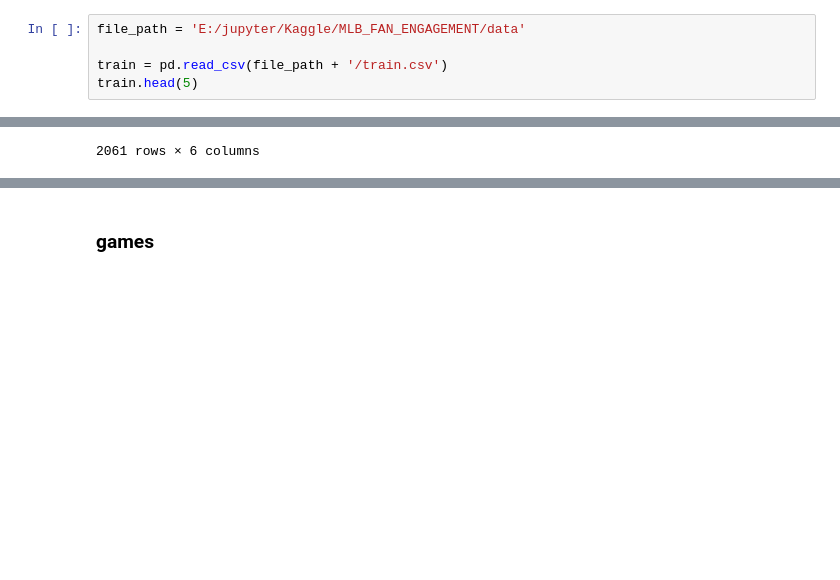
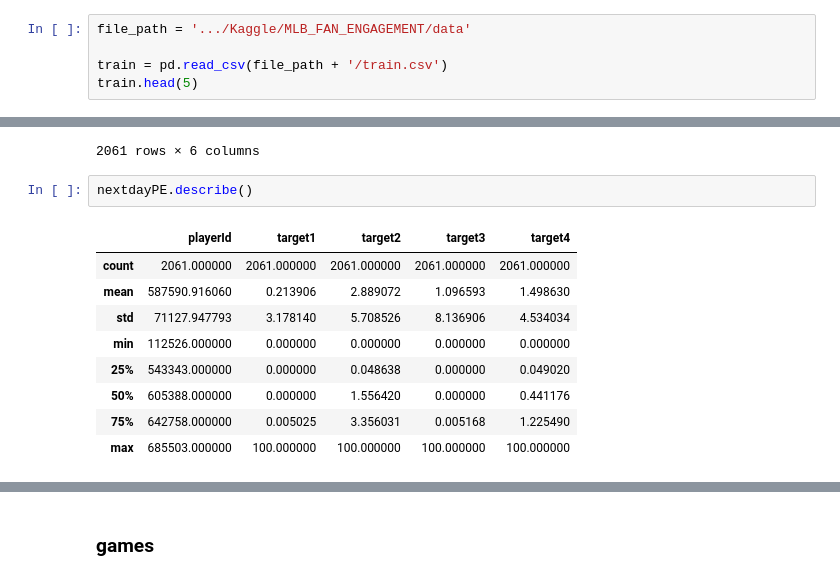
Before and after one commit to starfishkenny/Projects, a Jupyter notebook: 20210715_Train&Others.ipynb, the cells around one changed output, grey strips where cells are left out. Cells and saved outputs as stored; diff of their text form; blank space fills up the shorter version.

```diff
--- a/20210715_Train&Others.ipynb
+++ b/20210715_Train&Others.ipynb
@@ -15,5 +21,5 @@ import os.path
 # %%
-file_path = 'E:/jupyter/Kaggle/MLB_FAN_ENGAGEMENT/data'
+file_path = '.../Kaggle/MLB_FAN_ENGAGEMENT/data'
 
 train = pd.read_csv(file_path + '/train.csv')
 train.head(5)
@@ -87,3 +93,15 @@ Index(['engagementMetricsDate', 'playerId', 'target1', 'target2', 'target3',
 | 2059 | 2018-01-02 | 663399 | 0.000000 | 0.000000 | 0.000000 | 0.098039 |
 | 2060 | 2018-01-02 | 656775 | 0.000558 | 0.000000 | 0.000000 | 0.000000 |
 2061 rows × 6 columns
+# %%
+nextdayPE.describe()
+# %% [output]
+|  | playerId | target1 | target2 | target3 | target4 |
+| count | 2061.000000 | 2061.000000 | 2061.000000 | 2061.000000 | 2061.000000 |
+| mean | 587590.916060 | 0.213906 | 2.889072 | 1.096593 | 1.498630 |
+| std | 71127.947793 | 3.178140 | 5.708526 | 8.136906 | 4.534034 |
+| min | 112526.000000 | 0.000000 | 0.000000 | 0.000000 | 0.000000 |
+| 25% | 543343.000000 | 0.000000 | 0.048638 | 0.000000 | 0.049020 |
+| 50% | 605388.000000 | 0.000000 | 1.556420 | 0.000000 | 0.441176 |
+| 75% | 642758.000000 | 0.005025 | 3.356031 | 0.005168 | 1.225490 |
+| max | 685503.000000 | 100.000000 | 100.000000 | 100.000000 | 100.000000 |
```
Also changed, not shown: parts of 21 cells of this notebook.
